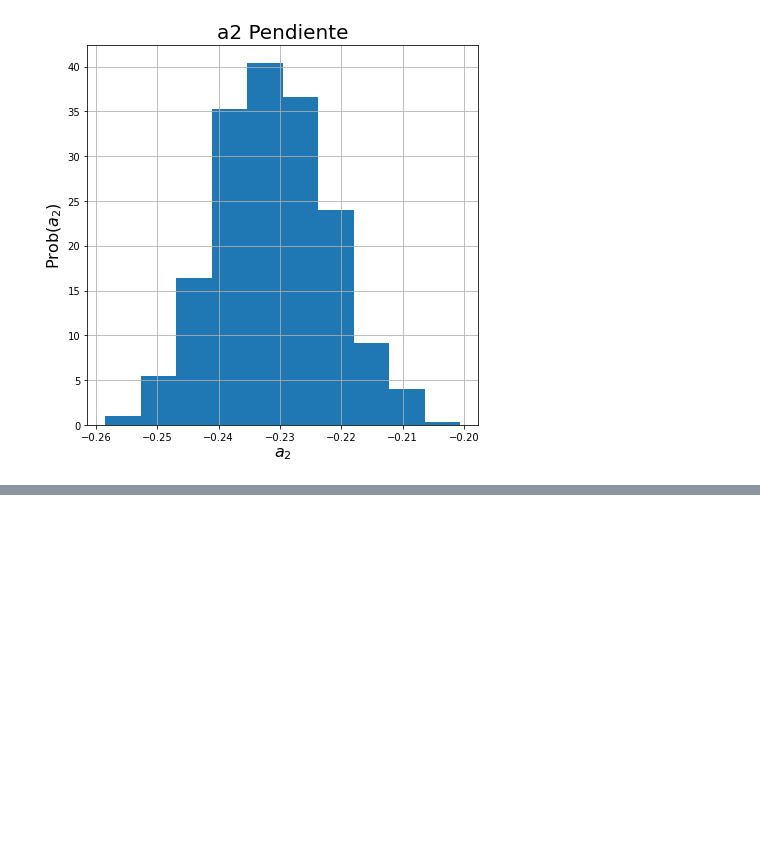
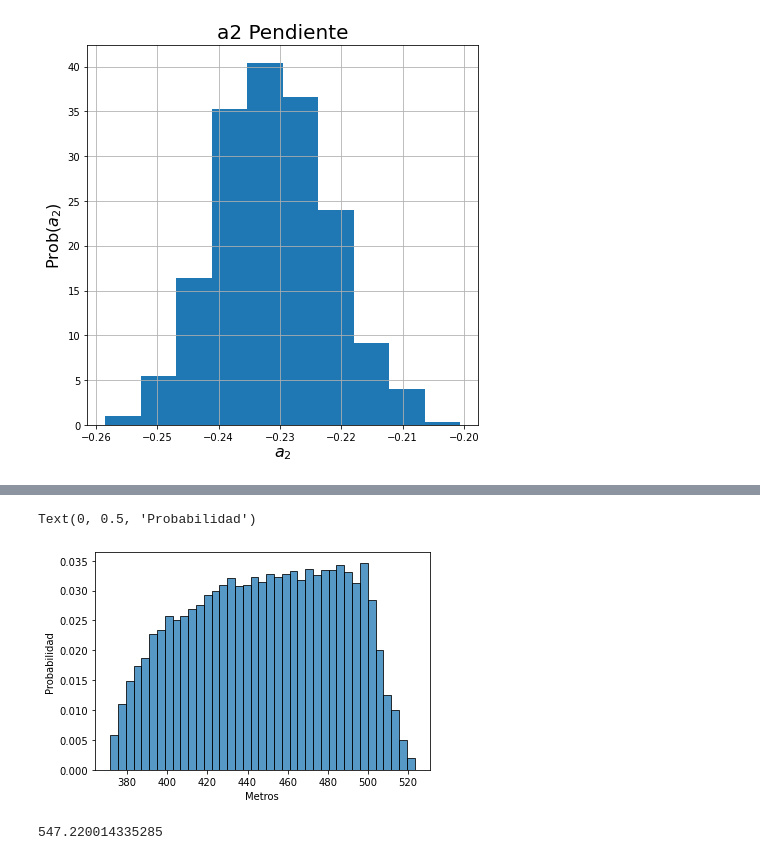
Before and after one commit to alexispacek/lab, a Jupyter notebook: Segundo ejercicio Lab 7.ipynb, the cells around one changed output, grey strips where cells are left out. Cells and saved outputs as stored; diff of their text form; code cells hidden in the pictures; blank space fills up the shorter version.

```diff
--- a/Segundo ejercicio Lab 7.ipynb
+++ b/Segundo ejercicio Lab 7.ipynb
@@ -93,6 +103,6 @@ distancias entre vertices y el centro: 433.0
 # %% [markdown]
 Genero los puntos y a partir de la relacion lineal.
 # %%
-y = 100 - (100/433)*np.asarray(distancias)
 sigma = 5
-y
+ruido = np.random.normal(0, 5, 7)
+y = 100 - (100/433)*np.asarray(distancias) + ruido
@@ -156,0 +198,20 @@ distancias,y
+# %%
+aux = []
+for j in range(30000):
+    distancias = []
+    random_point = in_hex(poligono)
+    for i in range(len(poligono)):
+
+        distancias.append(dist(random_point,poligono[i]))
+
+    distancias.append(dist(centro,random_point))
+    aux.append(np.mean(distancias))
+# %%
+import seaborn as sns
+
+sns.histplot(data=aux, stat='probability');
+plt.xlabel('Metros')
+plt.ylabel("Probabilidad")
+# %% [output]
+Text(0, 0.5, 'Probabilidad')
+[figure, added]
@@ -156,0 +225,4 @@ distancias,y
+# %%
+np.mean(distancias)
+# %% [output]
+547.220014335285
```
Also changed, not shown: parts of 10 cells of this notebook, 1 other file.
